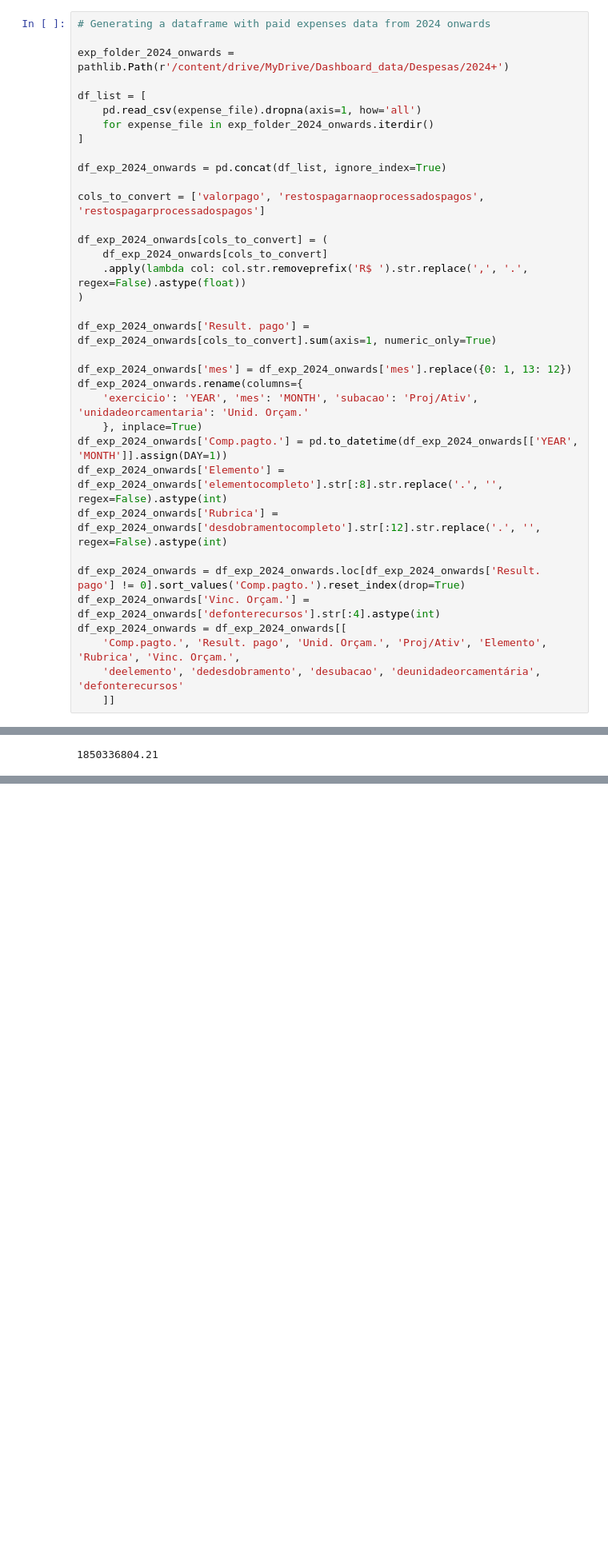
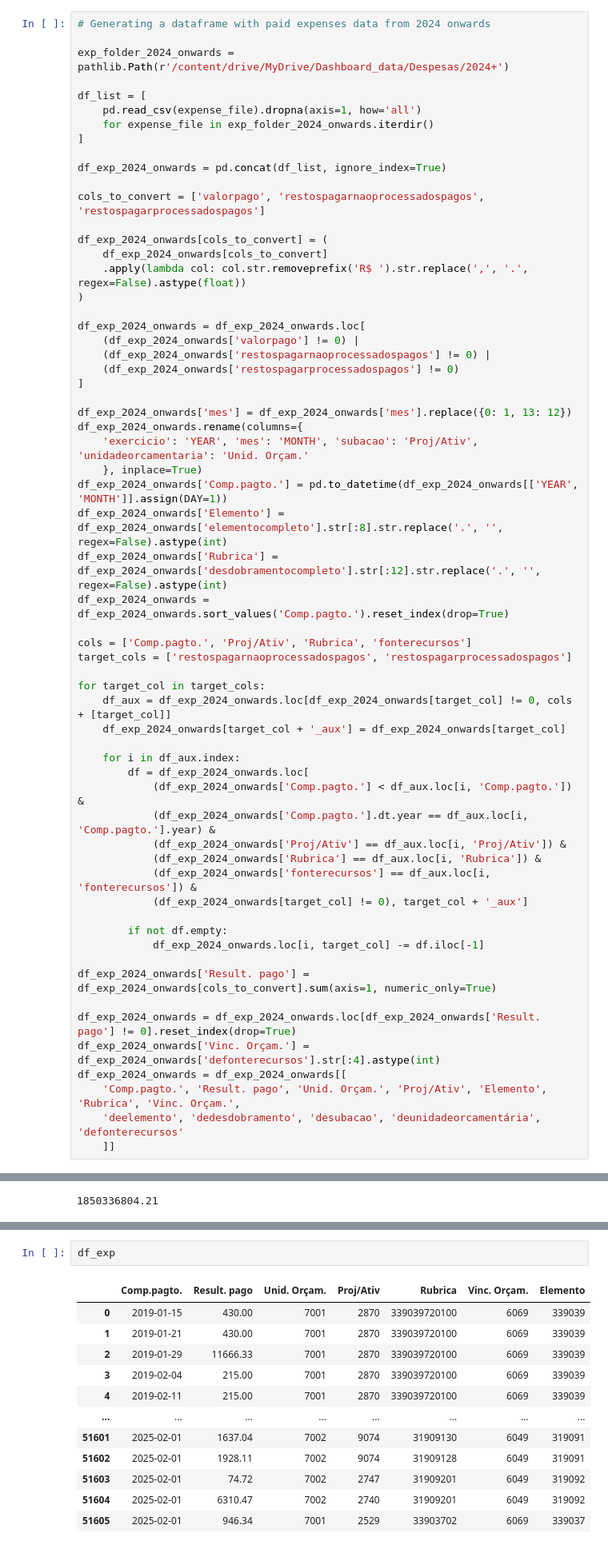
Before and after one commit to TiagoIesbick/dashboard-etl, a Jupyter notebook: dashboard_data.ipynb, the cells around one changed output, grey strips where cells are left out. Shown at 80% size. Cells and saved outputs as stored; diff of their text form; blank space fills up the shorter version.

```diff
--- a/dashboard_data.ipynb
+++ b/dashboard_data.ipynb
@@ -71,7 +133,11 @@ df_exp_2024_onwards[cols_to_convert] = (
     .apply(lambda col: col.str.removeprefix('R$ ').str.replace(',', '.', regex=False).astype(float))
 )
 
-df_exp_2024_onwards['Result. pago'] = df_exp_2024_onwards[cols_to_convert].sum(axis=1, numeric_only=True)
+df_exp_2024_onwards = df_exp_2024_onwards.loc[
+    (df_exp_2024_onwards['valorpago'] != 0) |
+    (df_exp_2024_onwards['restospagarnaoprocessadospagos'] != 0) |
+    (df_exp_2024_onwards['restospagarprocessadospagos'] != 0)
+]
 
 df_exp_2024_onwards['mes'] = df_exp_2024_onwards['mes'].replace({0: 1, 13: 12})
 df_exp_2024_onwards.rename(columns={
@@ -80,8 +146,30 @@ df_exp_2024_onwards.rename(columns={
 df_exp_2024_onwards['Comp.pagto.'] = pd.to_datetime(df_exp_2024_onwards[['YEAR', 'MONTH']].assign(DAY=1))
 df_exp_2024_onwards['Elemento'] = df_exp_2024_onwards['elementocompleto'].str[:8].str.replace('.', '', regex=False).astype(int)
 df_exp_2024_onwards['Rubrica'] = df_exp_2024_onwards['desdobramentocompleto'].str[:12].str.replace('.', '', regex=False).astype(int)
+df_exp_2024_onwards = df_exp_2024_onwards.sort_values('Comp.pagto.').reset_index(drop=True)
 
-df_exp_2024_onwards = df_exp_2024_onwards.loc[df_exp_2024_onwards['Result. pago'] != 0].sort_values('Comp.pagto.').reset_index(drop=True)
+cols = ['Comp.pagto.', 'Proj/Ativ', 'Rubrica', 'fonterecursos']
+target_cols = ['restospagarnaoprocessadospagos', 'restospagarprocessadospagos']
+
+for target_col in target_cols:
+    df_aux = df_exp_2024_onwards.loc[df_exp_2024_onwards[target_col] != 0, cols + [target_col]]
+    df_exp_2024_onwards[target_col + '_aux'] = df_exp_2024_onwards[target_col]
+
+    for i in df_aux.index:
+        df = df_exp_2024_onwards.loc[
+            (df_exp_2024_onwards['Comp.pagto.'] < df_aux.loc[i, 'Comp.pagto.']) &
+            (df_exp_2024_onwards['Comp.pagto.'].dt.year == df_aux.loc[i, 'Comp.pagto.'].year) &
+            (df_exp_2024_onwards['Proj/Ativ'] == df_aux.loc[i, 'Proj/Ativ']) &
+            (df_exp_2024_onwards['Rubrica'] == df_aux.loc[i, 'Rubrica']) &
+            (df_exp_2024_onwards['fonterecursos'] == df_aux.loc[i, 'fonterecursos']) &
+            (df_exp_2024_onwards[target_col] != 0), target_col + '_aux']
+
+        if not df.empty:
+            df_exp_2024_onwards.loc[i, target_col] -= df.iloc[-1]
+
+df_exp_2024_onwards['Result. pago'] = df_exp_2024_onwards[cols_to_convert].sum(axis=1, numeric_only=True)
+
+df_exp_2024_onwards = df_exp_2024_onwards.loc[df_exp_2024_onwards['Result. pago'] != 0].reset_index(drop=True)
 df_exp_2024_onwards['Vinc. Orçam.'] = df_exp_2024_onwards['defonterecursos'].str[:4].astype(int)
 df_exp_2024_onwards = df_exp_2024_onwards[[
     'Comp.pagto.', 'Result. pago', 'Unid. Orçam.', 'Proj/Ativ', 'Elemento', 'Rubrica', 'Vinc. Orçam.',
@@ -230,0 +300,15 @@ df_exp_2002_2023.loc[df_exp_2002_2023['Comp.pagto.'].dt.year == 2023, 'Result. p
+# %%
+df_exp
+# %% [output]
+|  | Comp.pagto. | Result. pago | Unid. Orçam. | Proj/Ativ | Rubrica | Vinc. Orçam. | Elemento |
+| 0 | 2019-01-15 | 430.00 | 7001 | 2870 | 339039720100 | 6069 | 339039 |
+| 1 | 2019-01-21 | 430.00 | 7001 | 2870 | 339039720100 | 6069 | 339039 |
+| 2 | 2019-01-29 | 11666.33 | 7001 | 2870 | 339039720100 | 6069 | 339039 |
+| 3 | 2019-02-04 | 215.00 | 7001 | 2870 | 339039720100 | 6069 | 339039 |
+| 4 | 2019-02-11 | 215.00 | 7001 | 2870 | 339039720100 | 6069 | 339039 |
+| ... | ... | ... | ... | ... | ... | ... | ... |
+| 51601 | 2025-02-01 | 1637.04 | 7002 | 9074 | 31909130 | 6049 | 319091 |
+| 51602 | 2025-02-01 | 1928.11 | 7002 | 9074 | 31909128 | 6049 | 319091 |
+| 51603 | 2025-02-01 | 74.72 | 7002 | 2747 | 31909201 | 6049 | 319092 |
+| 51604 | 2025-02-01 | 6310.47 | 7002 | 2740 | 31909201 | 6049 | 319092 |
+| 51605 | 2025-02-01 | 946.34 | 7001 | 2529 | 33903702 | 6069 | 339037 |
```
Also changed, not shown: parts of 11 cells of this notebook.
